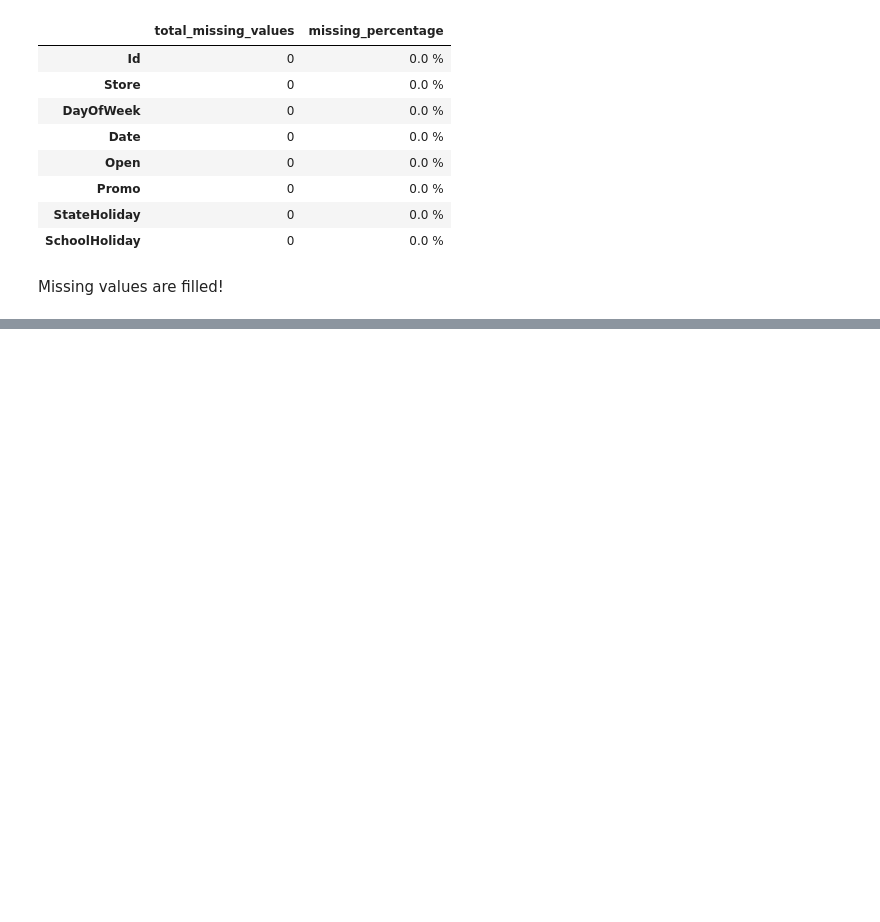
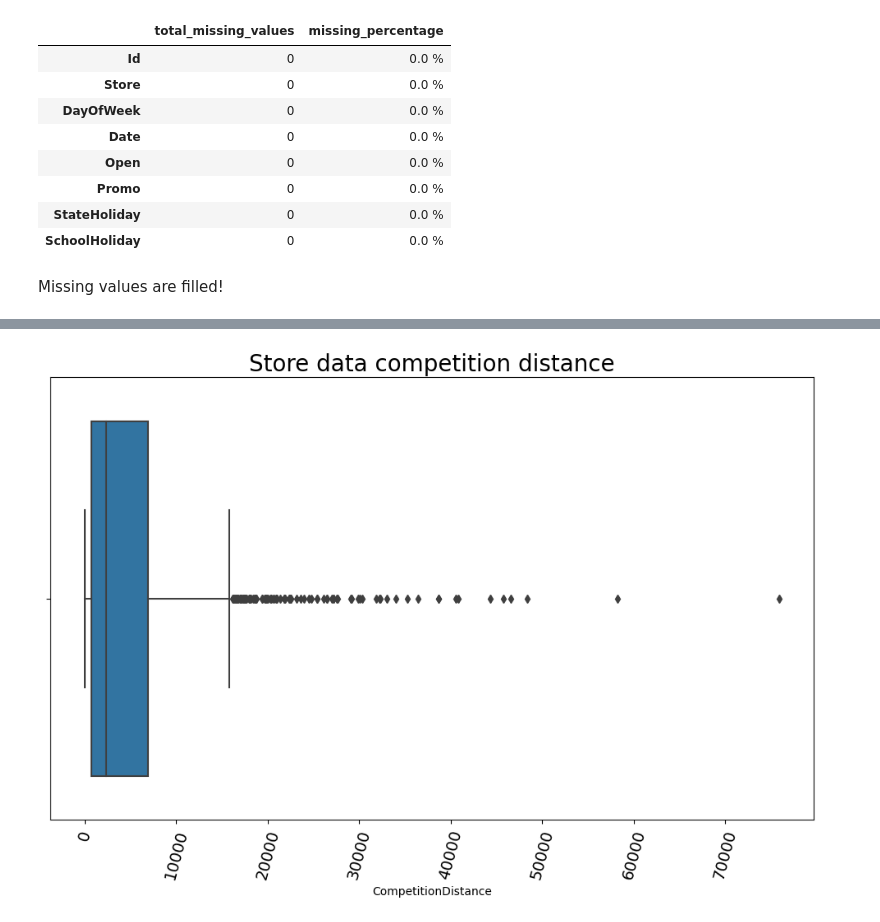
Before and after one commit to nahomHmichael/Rossman-Pharmaceutical-Sales-Pridiction, a Jupyter notebook: notebooks/data_cleaning.ipynb, the cells around one changed output, grey strips where cells are left out. Drawn from its saved outputs; the diff is of its cells as text; code cells hidden in the pictures; blank space fills up the shorter version.

```diff
--- a/notebooks/data_cleaning.ipynb
+++ b/notebooks/data_cleaning.ipynb
@@ -216,0 +308,4 @@ Missing values are filled!
+# %%
+Plots.plot_box(store_data,'CompetitionDistance','Store data competition distance')
+# %% [output]
+[figure, added]
```
Also changed, not shown: parts of 20 cells of this notebook, 2 other files.
